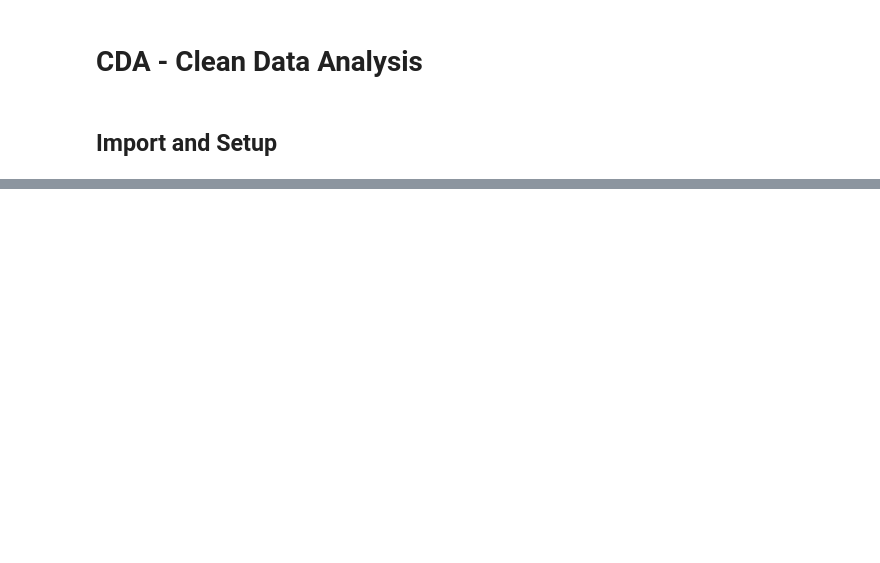
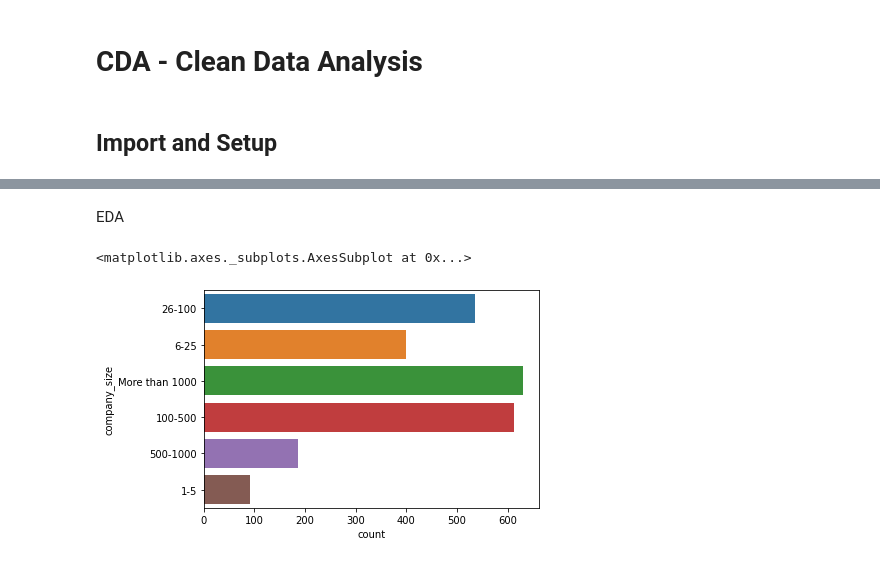
Before and after one commit to jaceybronte/compsci216-project, a Jupyter notebook: CDA.ipynb, the cells around one changed output, grey strips where cells are left out. Saved outputs shown, nothing was run; the diff lists cells and outputs as text; code cells hidden in the pictures; blank space fills up the shorter version.

```diff
--- a/CDA.ipynb
+++ b/CDA.ipynb
@@ -31 +32,8 @@ cd
 2958 rows × 31 columns
+# %% [markdown]
+EDA
+# %%
+sns.countplot(y = 'company_size', data = cd)
+# %% [output]
+<matplotlib.axes._subplots.AxesSubplot at 0x...>
+[figure, added]
```
Also changed, not shown: parts of 5 cells of this notebook.
